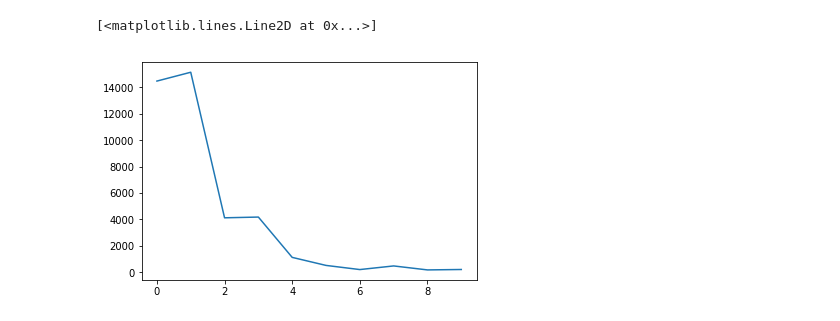
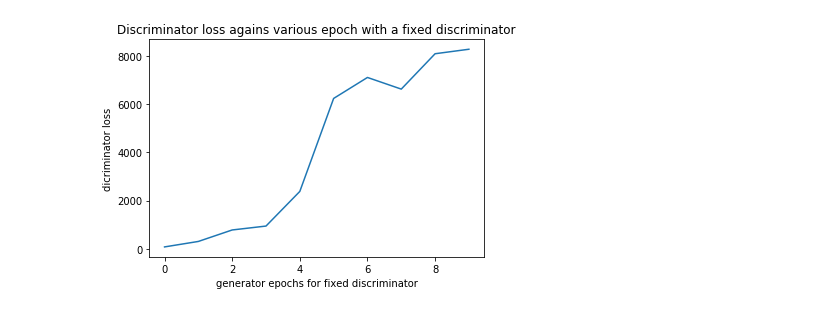
Before and after one commit to kantologist/DetectGAN, a Jupyter notebook: gandet.ipynb, the cells around one changed output. Drawn from its saved outputs; the diff is of its cells as text; code cells hidden in the pictures.

```diff
--- a/gandet.ipynb
+++ b/gandet.ipynb
@@ -265,7 +315,7 @@ g_losses
 g_losses = []
 d_losses = []
 for i in range(0, 100, 10):
-    gan3 = GAN3(disc_epoch=90, gen_epoch=i)
+    gan3 = GAN3(disc_epoch=90, gen_epoch=i, disc_gan=2, gen_gan=1)
     g_loss, d_loss = eval_gan(dataloader, gan3)
     g_losses.append(g_loss)
     d_losses.append(d_loss)
@@ -277,5 +322,11 @@ plt.plot(d_losses)
-# %%
-plt.plot(g_losses)
-# %% [output]
-[<matplotlib.lines.Line2D at 0x...>]
-[figure, removed]
+# %%
+fig, ax = plt.subplots( nrows=1, ncols=1 )
+ax.plot(d_losses)
+plt.ylabel("dicriminator loss")
+plt.xlabel("generator epochs for fixed discriminator")
+plt.title("Discriminator loss agains various epoch with a fixed discriminator")
+plt.show()
+fig.savefig('disc_loss_fixed_disc.png')
+plt.close(fig)
+# %% [output]
+[figure, added]
```
Also changed, not shown: parts of 10 cells of this notebook, 5 other files.
